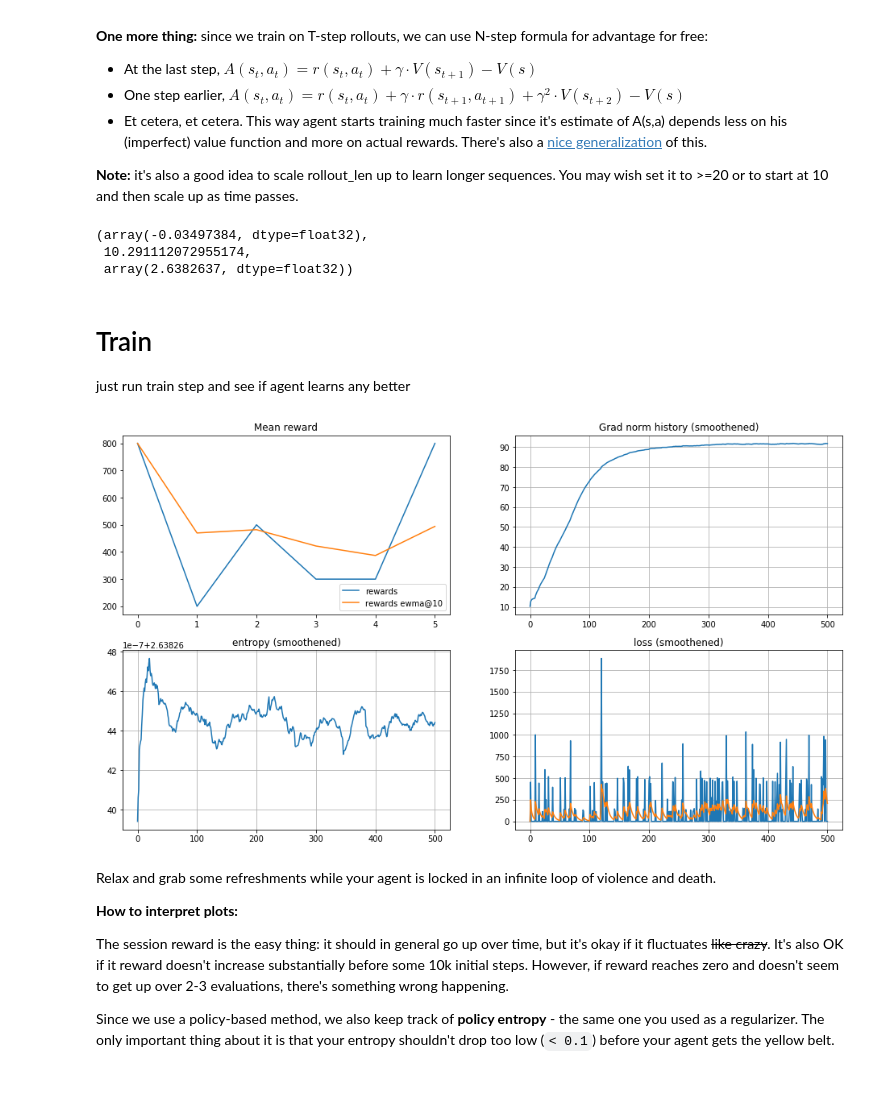
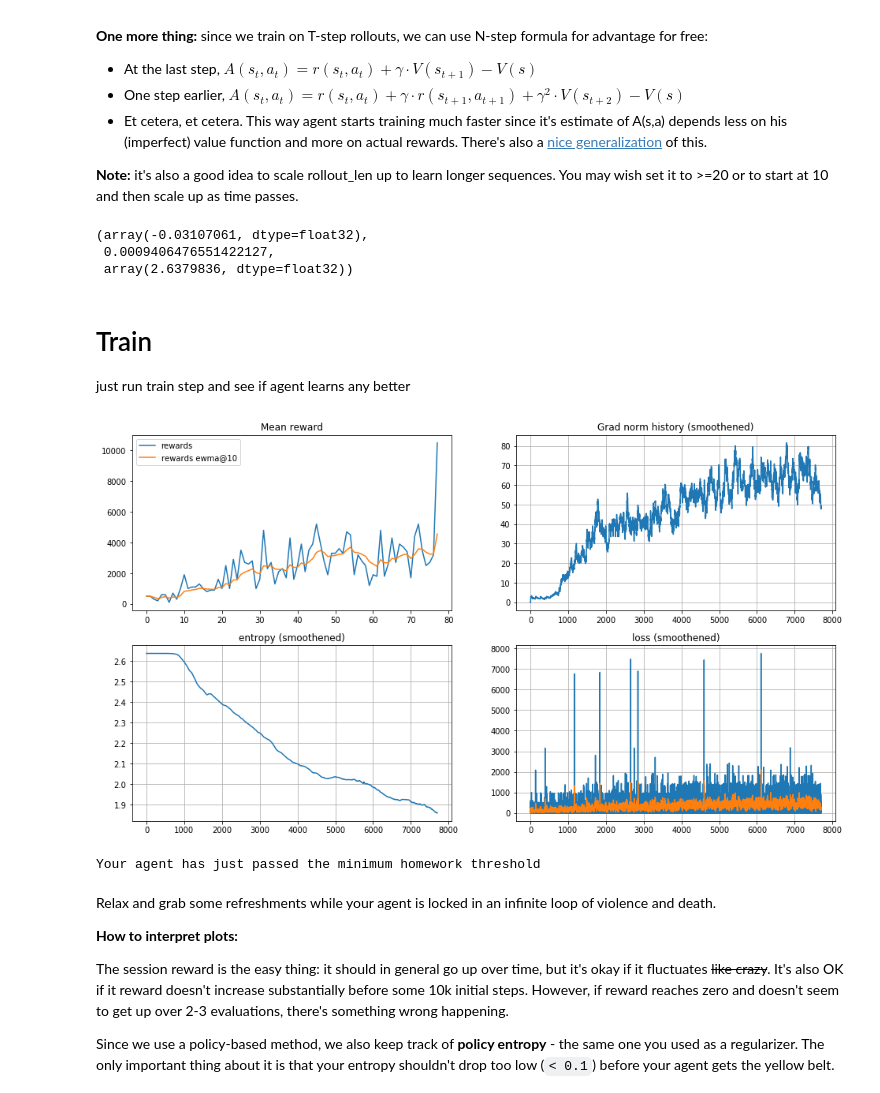
Before and after one commit to romakail/ML_DREC_advanced, a Jupyter notebook: Lab2_RL/Lab2_Atari_A2C.ipynb, the cells around one changed output. Saved outputs shown, nothing was run; the diff lists cells and outputs as text; code cells hidden in the pictures.

```diff
--- a/Lab2_RL/Lab2_Atari_A2C.ipynb
+++ b/Lab2_RL/Lab2_Atari_A2C.ipynb
@@ -96,5 +96,6 @@ class Flatten(nn.Module):
     def forward(self, input):
         return input.view(input.size(0), -1)
 # %%
-device = torch.device('cuda:7') if torch.cuda.is_available() else torch.device('cpu')
+device = torch.device('cuda:5') if torch.cuda.is_available() else torch.device('cpu')
 # device = torch.device('cpu')
+device
@@ -411,6 +412,9 @@ def train_on_rollout(states, actions, rewards, is_not_done, prev_memory_states,
     # This small trick allows to clip gradients and to monitor them over the time
     grad_norm = nn.utils.clip_grad_norm_(agent.parameters(), max_grad_norm)
     #< your code >
+    opt.step()
+    opt.zero_grad()
+
 
     return loss.data.numpy(), grad_norm, entropy_reg.mean().data.numpy()
 # %%
@@ -421,9 +425,9 @@ rollout_obs, rollout_actions, rollout_rewards, rollout_mask = pool.interact(10)
 train_on_rollout(rollout_obs, rollout_actions,
                  rollout_rewards, rollout_mask, memory)
 # %% [output]
-(array(-0.03497384, dtype=float32),
- 10.291112072955174,
- array(2.6382637, dtype=float32))
+(array(-0.03107061, dtype=float32),
+ 0.0009406476551422127,
+ array(2.6379836, dtype=float32))
 # %% [markdown]
 # Train
 
@@ -440,7 +444,7 @@ grad_norm_history = []
 entropy_history = []
 loss_history = []
 # %%
-for i in range(15000, 25000):
+for i in trange(15000, 40000):
 
     memory = list(pool.prev_memory_states)
     rollout_obs, rollout_actions, rollout_rewards, rollout_mask = pool.interact(
@@ -458,34 +462,35 @@ for i in range(15000, 25000):
         plt.subplot(2, 2, 1)
         plt.title("Mean reward")
         plt.plot(rewards_history, label='rewards')
         plt.plot(moving_average(np.array(rewards_history),
                                 span=10), label='rewards ewma@10')
         plt.legend()
 
         plt.subplot(2, 2, 2)
         plt.title("Grad norm history (smoothened)")
         plt.plot(moving_average(np.array(grad_norm_history), span=100), label='grad norm ewma@100')
         plt.grid()
 
         plt.subplot(2, 2, 3)
         plt.title("entropy (smoothened)")
         plt.plot(moving_average(np.array(entropy_history), span=100), label='entropy ewma@100')
         plt.grid()
 
         plt.subplot(2, 2, 4)
         plt.title("loss (smoothened)")
         plt.plot(np.array(loss_history), label='loss raw')
         plt.plot(moving_average(np.array(loss_history), span=10), label='loss ewma@10')
         plt.grid()
 
 
         plt.show()
 
         if rewards_history[-1] >= 10000:
             print("Your agent has just passed the minimum homework threshold")
             break
 # %% [output]
-[figure, old version]
+[figure, new version]
+Your agent has just passed the minimum homework threshold
 # %% [markdown]
 Relax and grab some refreshments while your agent is locked in an infinite loop of violence and death.
 
```
Also changed, not shown: parts of 6 cells of this notebook, 24 other files.
